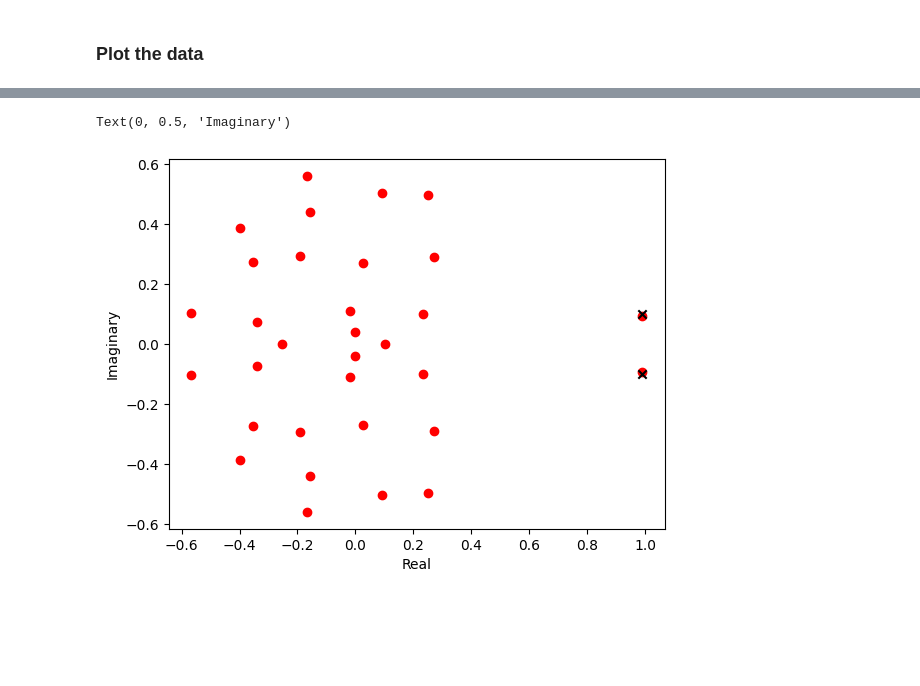
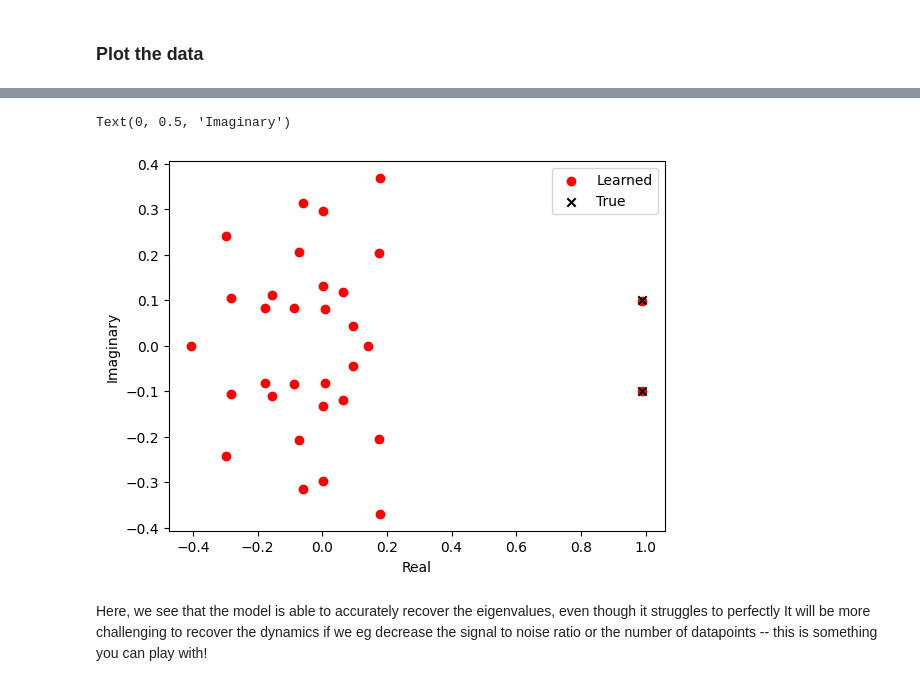
Before and after one commit to marineschimel/ilqr_vae_jax, a Jupyter notebook: notebooks/2d_linear_lfads.ipynb, the cells around one changed output, grey strips where cells are left out. Cells and saved outputs as stored; diff of their text form; code cells hidden in the pictures; blank space fills up the shorter version.

```diff
--- a/notebooks/2d_linear_lfads.ipynb
+++ b/notebooks/2d_linear_lfads.ipynb
@@ -66,7 +76,7 @@ def sample_train_data(key, batch_size):
 train_data = sample_train_data(jax.random.PRNGKey(122), batch_size = num_train_trials)
 train_data = (train_data[0], train_data[1], (train_data[-1] - np.mean(train_data[-1].reshape(-1, train_data[-1].shape[-1])))/np.std(train_data[-1].reshape(-1, train_data[-1].shape[-1])))
 
-
+## this is an example custom dataloader. It is possible to modify it or add functions, but the save_test_data and sample_test_data are required in the vae module
 class Dataloader():
     def __init__(self, data, batch_size):
         self.Ts = data[0]
@@ -77,12 +87,14 @@ class Dataloader():
         self.key = jax.random.PRNGKey(0)
 
     def save_test_data(self, saving_dir):
-        pass
+        _, _, os = self.sample_test_data()
+        np.save(f"{saving_dir}/os.npy", os)
 
     def sample_test_data(self):
         key = jax.random.PRNGKey(0)
         _, us, os = sample_train_data(key, batch_size = 64)
         return jnp.concatenate([jnp.arange(T)[None,...] for _ in range(64)], axis = 0), us, os
+
     def __len__(self):
             return (self.total_samples + self.batch_size - 1) // self.batch_size
     def __iter__(self):
@@ -114,6 +130,7 @@ Text(0, 0.5, 'Observation')
 prior_choice = 'student' #gaussian or student
 
 optimizer = optax.adam
+regularizer_function = lambda prms : 0.001*jnp.linalg.norm(prms.dyn_params.a)**2
 dims = typs.Dims(n_out = n_out, n = n, m = m, m_encoder = m_encoder, n_encoder = n_encoder, m_controller = m_controller, n_controller = 64, horizon = T)
 dyn_module = dynamics.VRNN(phi = lambda x : x, dims = dims)
 prior_module = prior.Student(dims = dims) if prior_choice == 'student' else prior.Gaussian(dims = dims)
@@ -122,9 +139,9 @@ encoder_module = encoder.BiRNN(dims = dims)
 coupler_module = coupler.GRUController(dims =dims)
 lr_scheduler = optax.exponential_decay(0.01, transition_steps = 1, decay_rate = 0.999)
 training_hparams = defaults.default_training_hparams
-training_hparams = training_hparams._replace(total_num_datapoints = num_train_trials, num_epochs = 100, batch_size = batch_size, lr_scheduler = lr_scheduler, optimizer = optimizer)
+training_hparams = training_hparams._replace(total_num_datapoints = num_train_trials, num_epochs = 200, batch_size = batch_size, lr_scheduler = lr_scheduler, optimizer = optimizer, regularizer = regularizer_function)
 vae_module = vae.VAE(dynamics = dyn_module, prior = prior_module, likelihood = likelihood_module, coupler = coupler_module, encoder = encoder_module, dataloader = train_dataloader, training_hparams = training_hparams, dims = dims, inputs_allowed=1, saving_dir = dir_name)
 
-##need to separate out dimensions of pb and hyperparams
+
 vae_module.train()
 # %% [output]
@@ -173,13 +203,15 @@ plt.plot(us[0], "k", label = "True")
 # %%
-
-##plot the true / learned eigenvalues
 true_a_eig = np.linalg.eig(true_a)[0]
 learned_a_eig = np.linalg.eig(vae_module.params.dyn_params.a)[0]
 plt.figure()
 plt.scatter(learned_a_eig.real, learned_a_eig.imag, color = "r", label = "Learned")
 plt.scatter(true_a_eig.real, true_a_eig.imag, color = "k", marker = "x", label = "True")
+plt.legend()
 plt.xlabel("Real")
 plt.ylabel("Imaginary")
 # %% [output]
 Text(0, 0.5, 'Imaginary')
-[figure, old version]
+[figure, new version]
+# %% [markdown]
+Here, we see that the model is able to accurately recover the eigenvalues, even though it struggles to perfectly
+It will be more challenging to recover the dynamics if we eg decrease the signal to noise ratio or the number of datapoints -- this is something you can play with!
```
Also changed, not shown: parts of 21 cells of this notebook, 5 other files.
